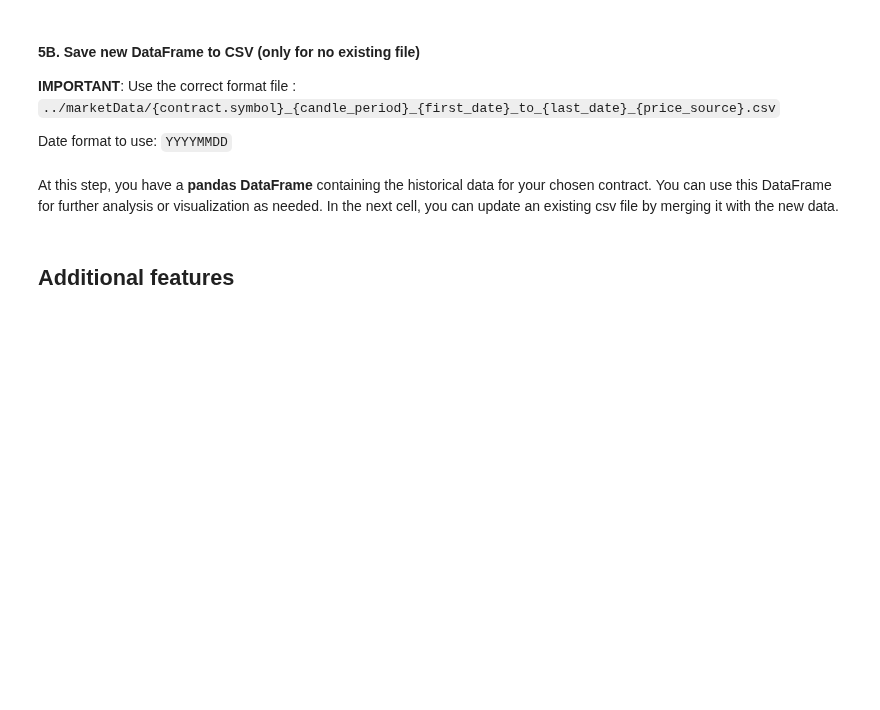
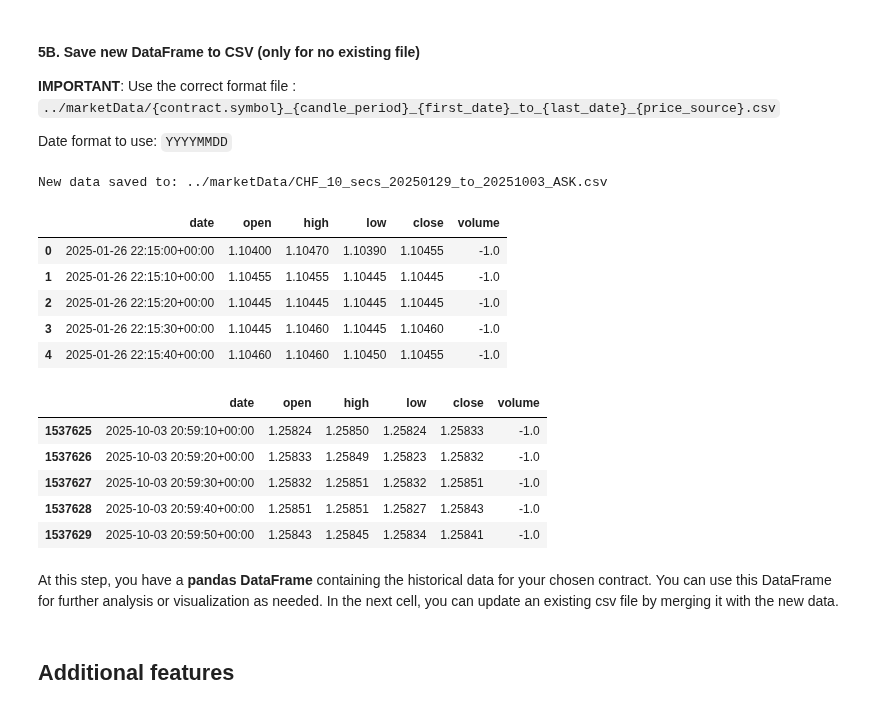
Before and after one commit to FinTechCpp/fast-backtest-app, a Jupyter notebook: Notebooks/IBKR_API.ipynb, the cells around one changed output. Cells and saved outputs as stored; diff of their text form; code cells hidden in the pictures; blank space fills up the shorter version.

```diff
--- a/Notebooks/IBKR_API.ipynb
+++ b/Notebooks/IBKR_API.ipynb
@@ -228,17 +252,31 @@ new_df.head()
 
 Date format to use: `YYYYMMDD`
 # %%
-save_path = f"../marketData/{contract.symbol}_{historical_data_interval.replace(' ', '_')}_20250601_to_20250829_{price_source}.csv"
+save_path = f"../marketData/{contract.symbol}_{historical_data_interval.replace(' ', '_')}_20250129_to_20251003_{price_source}.csv"
 
 # Save the newly downloaded DataFrame
 new_df.to_csv(save_path, index=True)
 print(f"New data saved to: {save_path}")
 
 # Optional verification
 import pandas as pd
 df_check = pd.read_csv(save_path, index_col=0)
 display(df_check.head())
 display(df_check.tail())
+# %% [output]
+New data saved to: ../marketData/CHF_10_secs_20250129_to_20251003_ASK.csv
+|  | date | open | high | low | close | volume |
+| 0 | 2025-01-26 22:15:00+00:00 | 1.10400 | 1.10470 | 1.10390 | 1.10455 | -1.0 |
+| 1 | 2025-01-26 22:15:10+00:00 | 1.10455 | 1.10455 | 1.10445 | 1.10445 | -1.0 |
+| 2 | 2025-01-26 22:15:20+00:00 | 1.10445 | 1.10445 | 1.10445 | 1.10445 | -1.0 |
+| 3 | 2025-01-26 22:15:30+00:00 | 1.10445 | 1.10460 | 1.10445 | 1.10460 | -1.0 |
+| 4 | 2025-01-26 22:15:40+00:00 | 1.10460 | 1.10460 | 1.10450 | 1.10455 | -1.0 |
+|  | date | open | high | low | close | volume |
+| 1537625 | 2025-10-03 20:59:10+00:00 | 1.25824 | 1.25850 | 1.25824 | 1.25833 | -1.0 |
+| 1537626 | 2025-10-03 20:59:20+00:00 | 1.25833 | 1.25849 | 1.25823 | 1.25832 | -1.0 |
+| 1537627 | 2025-10-03 20:59:30+00:00 | 1.25832 | 1.25851 | 1.25832 | 1.25851 | -1.0 |
+| 1537628 | 2025-10-03 20:59:40+00:00 | 1.25851 | 1.25851 | 1.25827 | 1.25843 | -1.0 |
+| 1537629 | 2025-10-03 20:59:50+00:00 | 1.25843 | 1.25845 | 1.25834 | 1.25841 | -1.0 |
 # %% [markdown]
 At this step, you have a **pandas DataFrame** containing the historical data for your chosen contract. You can use this DataFrame for further analysis or visualization as needed.
 In the next cell, you can update an existing csv file by merging it with the new data.
```
Also changed, not shown: parts of 6 cells of this notebook, 4 other files.
